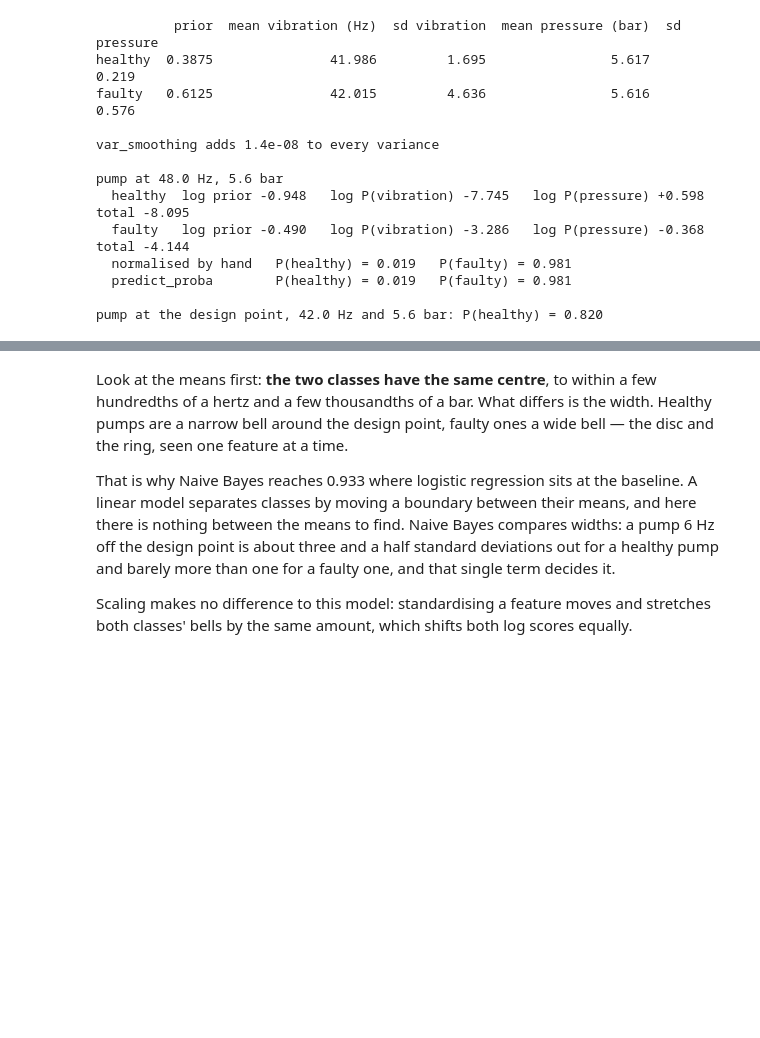
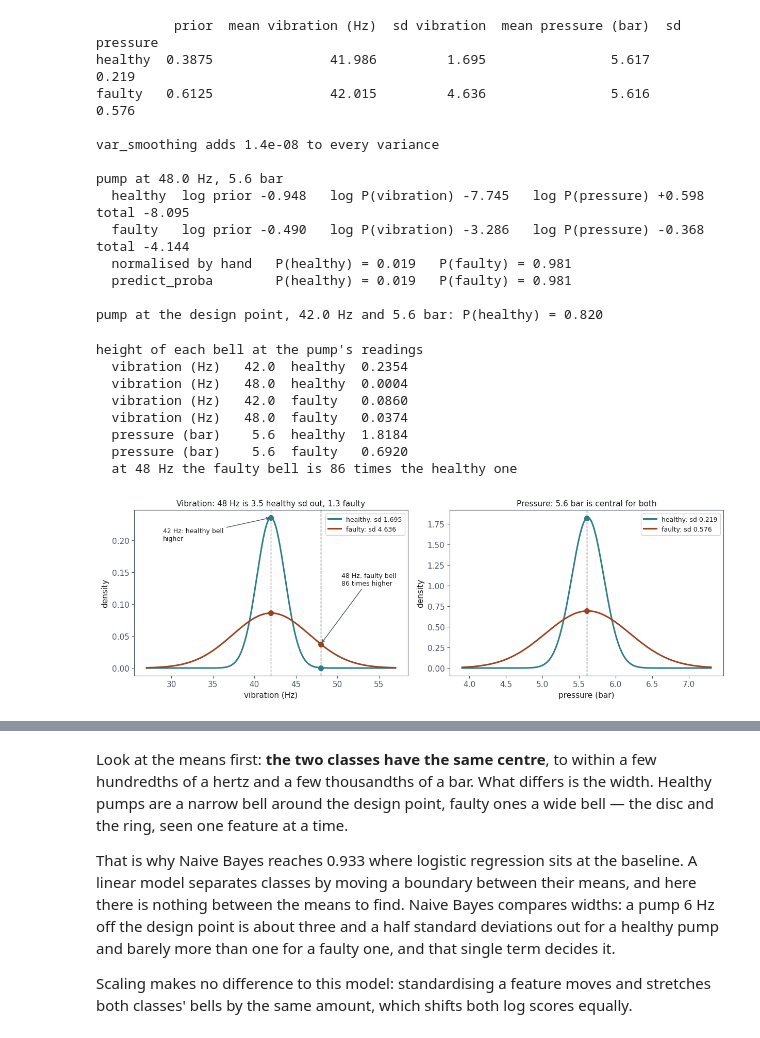
Before and after one commit to fabioantonini/technologies-for-artificial-intelligence, a Jupyter notebook: Lessons/06_knn_naive_bayes_svm/Notebooks/02_naive_bayes.ipynb, the cells around one changed output, grey strips where cells are left out. Saved outputs shown, nothing was run; the diff lists cells and outputs as text; code cells hidden in the pictures; blank space fills up the shorter version.

```diff
--- a/Lessons/06_knn_naive_bayes_svm/Notebooks/02_naive_bayes.ipynb
+++ b/Lessons/06_knn_naive_bayes_svm/Notebooks/02_naive_bayes.ipynb
@@ -261,3 +261,52 @@ pump at 48.0 Hz, 5.6 bar
   predict_proba        P(healthy) = 0.019   P(faulty) = 0.981
 
 pump at the design point, 42.0 Hz and 5.6 bar: P(healthy) = 0.820
+# %%
+# The same pump, drawn: each reading against the two bells the model fitted.
+def bell(v, mu, var):
+    return np.exp(-(v - mu) ** 2 / (2 * var)) / np.sqrt(2 * np.pi * var)
+
+fig, axes = plt.subplots(1, 2, figsize=(12.4, 4.2))
+panels = ((axes[0], 0, "vibration (Hz)", np.linspace(27, 57, 600), (42.0, 48.0)),
+          (axes[1], 1, "pressure (bar)", np.linspace(3.9, 7.3, 600), (5.6,)))
+print("height of each bell at the pump's readings")
+for ax, j, label, grid, marks in panels:
+    for c, colour, name in ((0, TEAL, "healthy"), (1, RUST, "faulty")):
+        mu, var = gnb.theta_[c, j], gnb.var_[c, j]
+        ax.plot(grid, bell(grid, mu, var), color=colour, linewidth=2.2,
+                label=f"{name}: sd {np.sqrt(var):.3f}")
+        for m in marks:
+            h = bell(m, mu, var)
+            ax.plot(m, h, "o", color=colour, markersize=7, zorder=3)
+            print(f"  {label:<15} {m:>5}  {name:<8} {h:.4f}")
+    for m in marks:
+        ax.axvline(m, color=INK if m != 42.0 else SLATE, linestyle="--",
+                   linewidth=1, alpha=.7)
+    ax.set_xlabel(label); ax.set_ylabel("density")
+    ax.legend(fontsize=9, loc="upper right")
+
+ratio = bell(48, gnb.theta_[1, 0], gnb.var_[1, 0]) / bell(48, gnb.theta_[0, 0], gnb.var_[0, 0])
+print(f"  at 48 Hz the faulty bell is {ratio:.0f} times the healthy one")
+axes[0].set_title("Vibration: 48 Hz is 3.5 healthy sd out, 1.3 faulty", fontsize=11)
+axes[0].annotate(f"48 Hz: faulty bell\n{ratio:.0f} times higher", xy=(48, bell(48, *gnb.theta_[1, :1], *gnb.var_[1, :1])),
+                 xytext=(50.5, 0.13), fontsize=9, color=INK,
+                 arrowprops=dict(arrowstyle="->", color=SLATE))
+axes[0].annotate("42 Hz: healthy bell\nhigher", xy=(42, bell(42, gnb.theta_[0, 0], gnb.var_[0, 0])),
+                 xytext=(29, 0.2), fontsize=9, color=INK,
+                 arrowprops=dict(arrowstyle="->", color=SLATE))
+axes[1].set_title("Pressure: 5.6 bar is central for both", fontsize=11)
+
+fig.tight_layout()
+fig.savefig(FIGURES / "nb_bells_one_pump.png", dpi=150,
+            bbox_inches="tight", facecolor="white")
+plt.show()
+# %% [output]
+height of each bell at the pump's readings
+  vibration (Hz)   42.0  healthy  0.2354
+  vibration (Hz)   48.0  healthy  0.0004
+  vibration (Hz)   42.0  faulty   0.0860
+  vibration (Hz)   48.0  faulty   0.0374
+  pressure (bar)    5.6  healthy  1.8184
+  pressure (bar)    5.6  faulty   0.6920
+  at 48 Hz the faulty bell is 86 times the healthy one
+[figure, added]
```
Also changed, not shown: parts of 1 cell of this notebook, 7 other files.
